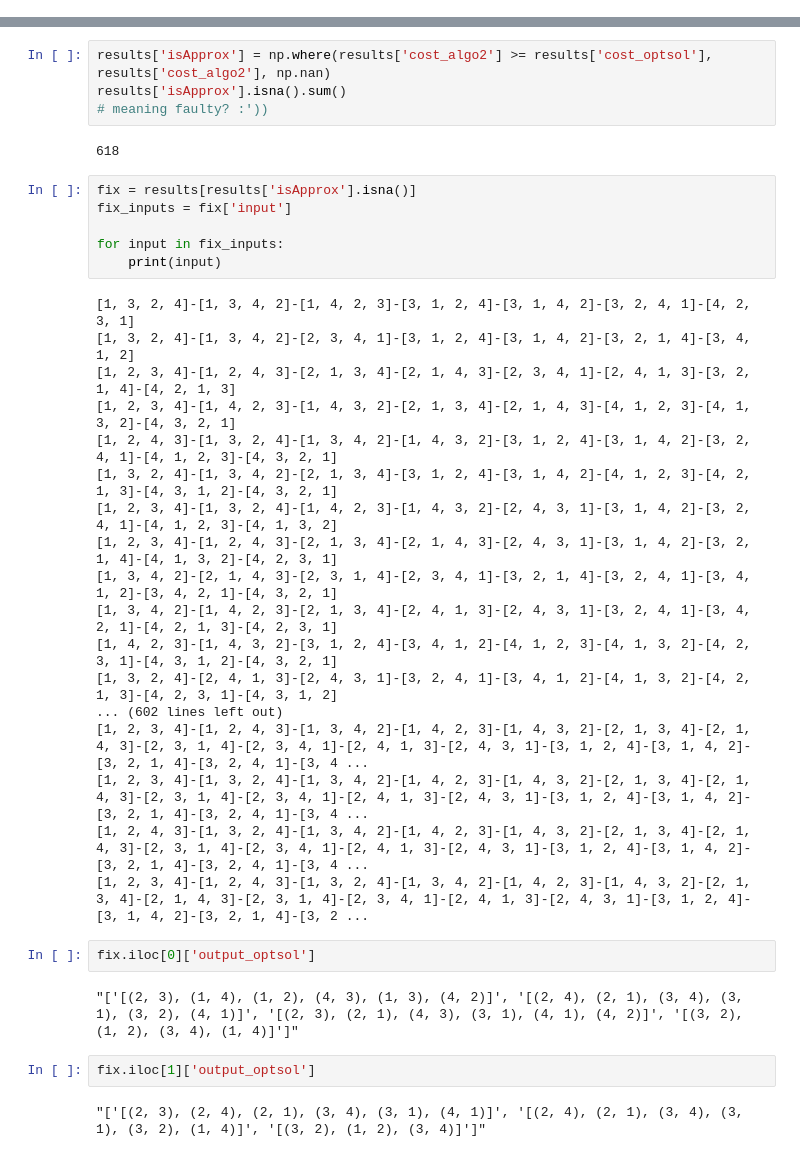
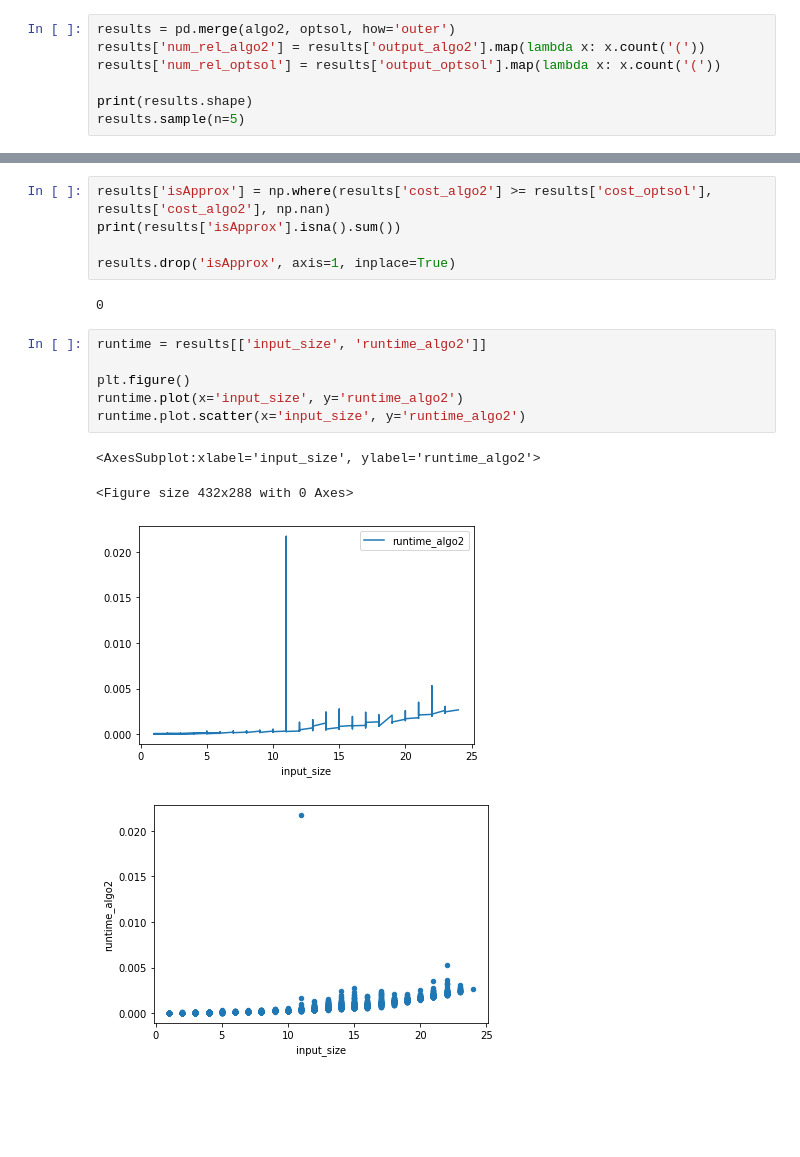
Before and after one commit to cjgsongsong/cs199aclthesis, a Jupyter notebook: results/results-analysis.ipynb, the cells around one changed output, grey strips where cells are left out. Drawn from its saved outputs; the diff is of its cells as text; blank space fills up the shorter version.

```diff
--- a/results/results-analysis.ipynb
+++ b/results/results-analysis.ipynb
@@ -38,0 +27,7 @@ results.head()
+# %%
+results = pd.merge(algo2, optsol, how='outer')
+results['num_rel_algo2'] = results['output_algo2'].map(lambda x: x.count('('))
+results['num_rel_optsol'] = results['output_optsol'].map(lambda x: x.count('('))
+
+print(results.shape)
+results.sample(n=5)
@@ -39,38 +42,18 @@ results.head()
 # %%
 results['isApprox'] = np.where(results['cost_algo2'] >= results['cost_optsol'], results['cost_algo2'], np.nan)
-results['isApprox'].isna().sum()
-# meaning faulty? :'))
+print(results['isApprox'].isna().sum())
+
+results.drop('isApprox', axis=1, inplace=True)
 # %% [output]
-618
+0
-# %%
-fix = results[results['isApprox'].isna()]
-fix_inputs = fix['input']
-
-for input in fix_inputs:
-    print(input)
-# %% [output]
-[1, 3, 2, 4]-[1, 3, 4, 2]-[1, 4, 2, 3]-[3, 1, 2, 4]-[3, 1, 4, 2]-[3, 2, 4, 1]-[4, 2, 3, 1]
-[1, 3, 2, 4]-[1, 3, 4, 2]-[2, 3, 4, 1]-[3, 1, 2, 4]-[3, 1, 4, 2]-[3, 2, 1, 4]-[3, 4, 1, 2]
-[1, 2, 3, 4]-[1, 2, 4, 3]-[2, 1, 3, 4]-[2, 1, 4, 3]-[2, 3, 4, 1]-[2, 4, 1, 3]-[3, 2, 1, 4]-[4, 2, 1, 3]
-[1, 2, 3, 4]-[1, 4, 2, 3]-[1, 4, 3, 2]-[2, 1, 3, 4]-[2, 1, 4, 3]-[4, 1, 2, 3]-[4, 1, 3, 2]-[4, 3, 2, 1]
-[1, 2, 4, 3]-[1, 3, 2, 4]-[1, 3, 4, 2]-[1, 4, 3, 2]-[3, 1, 2, 4]-[3, 1, 4, 2]-[3, 2, 4, 1]-[4, 1, 2, 3]-[4, 3, 2, 1]
-[1, 3, 2, 4]-[1, 3, 4, 2]-[2, 1, 3, 4]-[3, 1, 2, 4]-[3, 1, 4, 2]-[4, 1, 2, 3]-[4, 2, 1, 3]-[4, 3, 1, 2]-[4, 3, 2, 1]
-[1, 2, 3, 4]-[1, 3, 2, 4]-[1, 4, 2, 3]-[1, 4, 3, 2]-[2, 4, 3, 1]-[3, 1, 4, 2]-[3, 2, 4, 1]-[4, 1, 2, 3]-[4, 1, 3, 2]
-[1, 2, 3, 4]-[1, 2, 4, 3]-[2, 1, 3, 4]-[2, 1, 4, 3]-[2, 4, 3, 1]-[3, 1, 4, 2]-[3, 2, 1, 4]-[4, 1, 3, 2]-[4, 2, 3, 1]
-[1, 3, 4, 2]-[2, 1, 4, 3]-[2, 3, 1, 4]-[2, 3, 4, 1]-[3, 2, 1, 4]-[3, 2, 4, 1]-[3, 4, 1, 2]-[3, 4, 2, 1]-[4, 3, 2, 1]
-[1, 3, 4, 2]-[1, 4, 2, 3]-[2, 1, 3, 4]-[2, 4, 1, 3]-[2, 4, 3, 1]-[3, 2, 4, 1]-[3, 4, 2, 1]-[4, 2, 1, 3]-[4, 2, 3, 1]
-[1, 4, 2, 3]-[1, 4, 3, 2]-[3, 1, 2, 4]-[3, 4, 1, 2]-[4, 1, 2, 3]-[4, 1, 3, 2]-[4, 2, 3, 1]-[4, 3, 1, 2]-[4, 3, 2, 1]
-[1, 3, 2, 4]-[2, 4, 1, 3]-[2, 4, 3, 1]-[3, 2, 4, 1]-[3, 4, 1, 2]-[4, 1, 3, 2]-[4, 2, 1, 3]-[4, 2, 3, 1]-[4, 3, 1, 2]
-... (602 lines left out)
-[1, 2, 3, 4]-[1, 2, 4, 3]-[1, 3, 4, 2]-[1, 4, 2, 3]-[1, 4, 3, 2]-[2, 1, 3, 4]-[2, 1, 4, 3]-[2, 3, 1, 4]-[2, 3, 4, 1]-[2, 4, 1, 3]-[2, 4, 3, 1]-[3, 1, 2, 4]-[3, 1, 4, 2]-[3, 2, 1, 4]-[3, 2, 4, 1]-[3, 4 ...
-[1, 2, 3, 4]-[1, 3, 2, 4]-[1, 3, 4, 2]-[1, 4, 2, 3]-[1, 4, 3, 2]-[2, 1, 3, 4]-[2, 1, 4, 3]-[2, 3, 1, 4]-[2, 3, 4, 1]-[2, 4, 1, 3]-[2, 4, 3, 1]-[3, 1, 2, 4]-[3, 1, 4, 2]-[3, 2, 1, 4]-[3, 2, 4, 1]-[3, 4 ...
-[1, 2, 4, 3]-[1, 3, 2, 4]-[1, 3, 4, 2]-[1, 4, 2, 3]-[1, 4, 3, 2]-[2, 1, 3, 4]-[2, 1, 4, 3]-[2, 3, 1, 4]-[2, 3, 4, 1]-[2, 4, 1, 3]-[2, 4, 3, 1]-[3, 1, 2, 4]-[3, 1, 4, 2]-[3, 2, 1, 4]-[3, 2, 4, 1]-[3, 4 ...
-[1, 2, 3, 4]-[1, 2, 4, 3]-[1, 3, 2, 4]-[1, 3, 4, 2]-[1, 4, 2, 3]-[1, 4, 3, 2]-[2, 1, 3, 4]-[2, 1, 4, 3]-[2, 3, 1, 4]-[2, 3, 4, 1]-[2, 4, 1, 3]-[2, 4, 3, 1]-[3, 1, 2, 4]-[3, 1, 4, 2]-[3, 2, 1, 4]-[3, 2 ...
-# %%
-fix.iloc[0]['output_optsol']
-# %% [output]
-"['[(2, 3), (1, 4), (1, 2), (4, 3), (1, 3), (4, 2)]', '[(2, 4), (2, 1), (3, 4), (3, 1), (3, 2), (4, 1)]', '[(2, 3), (2, 1), (4, 3), (3, 1), (4, 1), (4, 2)]', '[(3, 2), (1, 2), (3, 4), (1, 4)]']"
-# %%
-fix.iloc[1]['output_optsol']
-# %% [output]
-"['[(2, 3), (2, 4), (2, 1), (3, 4), (3, 1), (4, 1)]', '[(2, 4), (2, 1), (3, 4), (3, 1), (3, 2), (1, 4)]', '[(3, 2), (1, 2), (3, 4)]']"
+# %%
+runtime = results[['input_size', 'runtime_algo2']]
+
+plt.figure()
+runtime.plot(x='input_size', y='runtime_algo2')
+runtime.plot.scatter(x='input_size', y='runtime_algo2')
+# %% [output]
+<AxesSubplot:xlabel='input_size', ylabel='runtime_algo2'>
+<Figure size 432x288 with 0 Axes>
+[figure, added]
+[figure, added]
```
Also changed, not shown: parts of 10 cells of this notebook.
